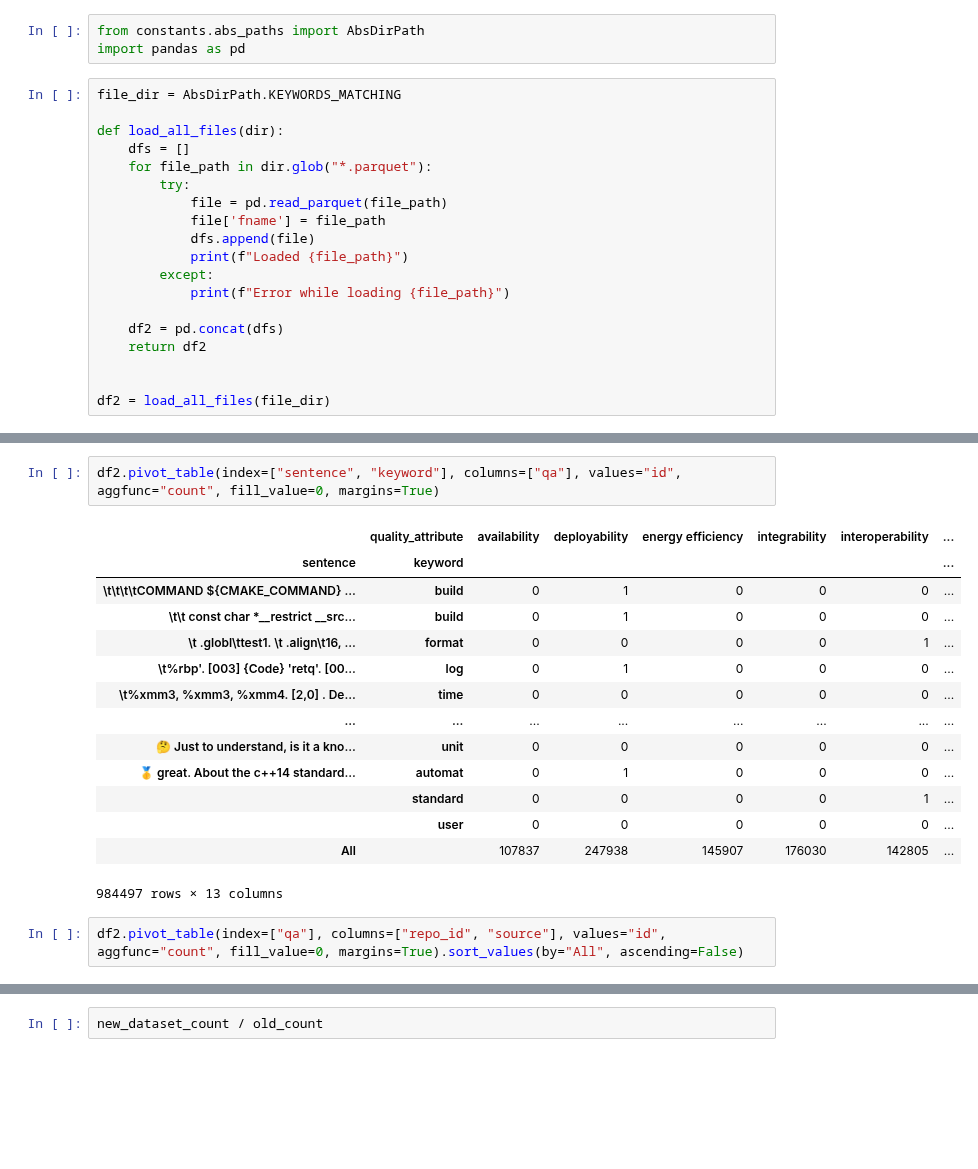
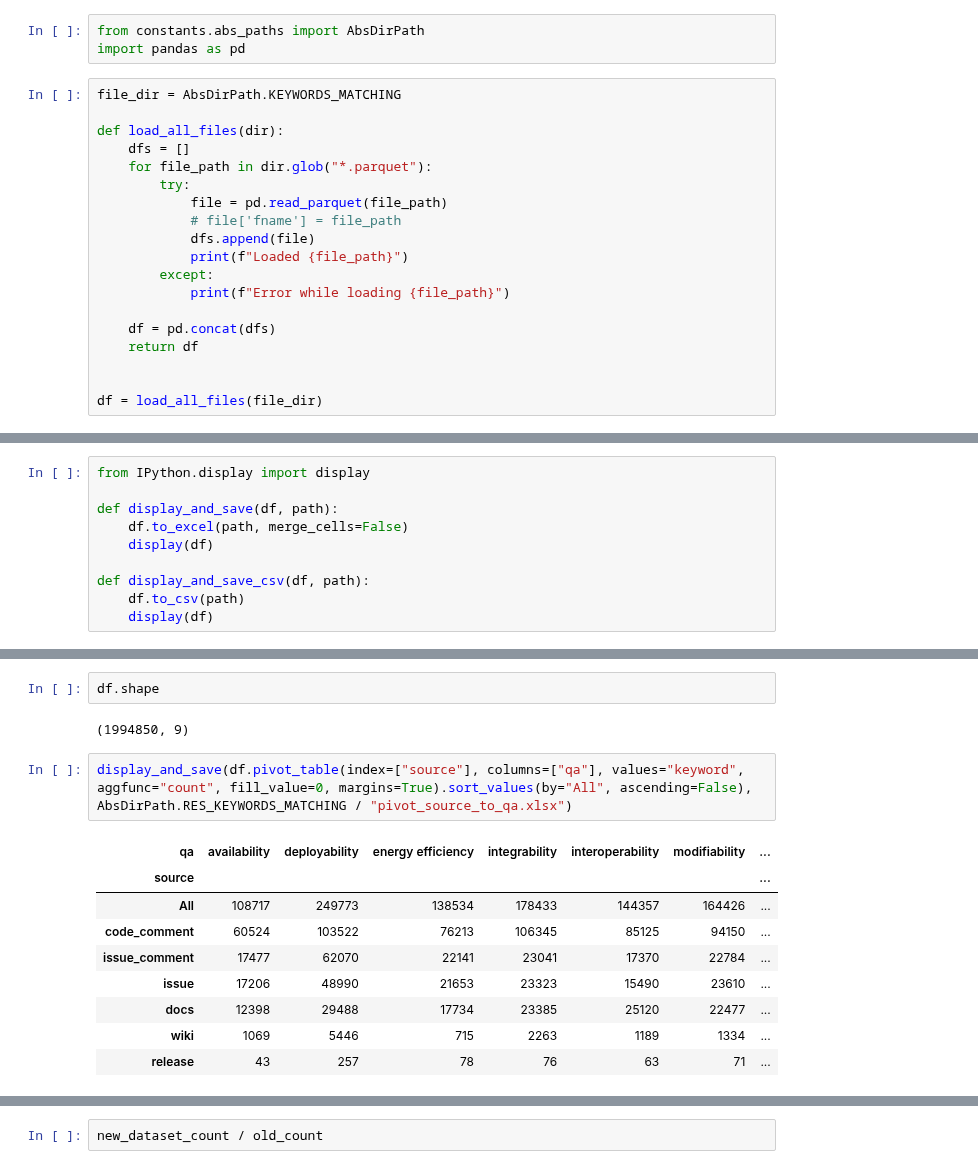
Before and after one commit to dmitrijs-voronovs/scientific-software-architecture-analysis, a Jupyter notebook: processing_pipeline/keyword_matching/keyword_matching_analysis.ipynb, the cells around one changed output, grey strips where cells are left out. Cells and saved outputs as stored; diff of their text form; blank space fills up the shorter version.

Commit message:
Add data analysis for keyword matching stage

```diff
--- a/processing_pipeline/keyword_matching/keyword_matching_analysis.ipynb
+++ b/processing_pipeline/keyword_matching/keyword_matching_analysis.ipynb
@@ -9,15 +9,15 @@ def load_all_files(dir):
     for file_path in dir.glob("*.parquet"):
         try:
             file = pd.read_parquet(file_path)
-            file['fname'] = file_path
+            # file['fname'] = file_path
             dfs.append(file)
             print(f"Loaded {file_path}")
         except:
             print(f"Error while loading {file_path}")
 
-    df2 = pd.concat(dfs)
-    return df2
+    df = pd.concat(dfs)
+    return df
 
 
-df2 = load_all_files(file_dir)
+df = load_all_files(file_dir)
 # %% [output]
@@ -44 +41,11 @@ Loaded C:\Users\Dmitrijs\Documents\myDocs\masters\courses\thesis\code\data\keywo
+# %%
+from IPython.display import display
+
+def display_and_save(df, path):
+    df.to_excel(path, merge_cells=False)
+    display(df)
+
+def display_and_save_csv(df, path):
+    df.to_csv(path)
+    display(df)
 # %%
@@ -53,19 +60,16 @@ df2.head()
+# %%
+df.shape
+# %% [output]
+(1994850, 9)
 # %%
-df2.pivot_table(index=["sentence", "keyword"], columns=["qa"], values="id", aggfunc="count", fill_value=0, margins=True)
+display_and_save(df.pivot_table(index=["source"], columns=["qa"], values="keyword", aggfunc="count", fill_value=0, margins=True).sort_values(by="All", ascending=False), AbsDirPath.RES_KEYWORDS_MATCHING / "pivot_source_to_qa.xlsx")
 # %% [output]
-|  | quality_attribute | availability | deployability | energy efficiency | integrability | interoperability | ... |
-| sentence | keyword |  |  |  |  |  | ... |
-| \t\t\t\tCOMMAND ${CMAKE_COMMAND} ... | build | 0 | 1 | 0 | 0 | 0 | ... |
-| \t\t const char *__restrict __src... | build | 0 | 1 | 0 | 0 | 0 | ... |
-| \t .globl\ttest1. \t .align\t16, ... | format | 0 | 0 | 0 | 0 | 1 | ... |
-| \t%rbp'. [003] {Code} 'retq'. [00... | log | 0 | 1 | 0 | 0 | 0 | ... |
-| \t%xmm3, %xmm3, %xmm4. [2,0] . De... | time | 0 | 0 | 0 | 0 | 0 | ... |
-| ... | ... | ... | ... | ... | ... | ... | ... |
-| 🤔 Just to understand, is it a kno... | unit | 0 | 0 | 0 | 0 | 0 | ... |
-| 🥇 great. About the c++14 standard... | automat | 0 | 1 | 0 | 0 | 0 | ... |
-|  | standard | 0 | 0 | 0 | 0 | 1 | ... |
-|  | user | 0 | 0 | 0 | 0 | 0 | ... |
-| All |  | 107837 | 247938 | 145907 | 176030 | 142805 | ... |
+| qa | availability | deployability | energy efficiency | integrability | interoperability | modifiability | ... |
+| source |  |  |  |  |  |  | ... |
+| All | 108717 | 249773 | 138534 | 178433 | 144357 | 164426 | ... |
+| code_comment | 60524 | 103522 | 76213 | 106345 | 85125 | 94150 | ... |
+| issue_comment | 17477 | 62070 | 22141 | 23041 | 17370 | 22784 | ... |
+| issue | 17206 | 48990 | 21653 | 23323 | 15490 | 23610 | ... |
+| docs | 12398 | 29488 | 17734 | 23385 | 25120 | 22477 | ... |
+| wiki | 1069 | 5446 | 715 | 2263 | 1189 | 1334 | ... |
+| release | 43 | 257 | 78 | 76 | 63 | 71 | ... |
-984497 rows × 13 columns
-# %%
-df2.pivot_table(index=["qa"], columns=["repo_id", "source"], values="id", aggfunc="count", fill_value=0, margins=True).sort_values(by="All", ascending=False)
```
Also changed, not shown: parts of 40 cells of this notebook, 6 other files.
